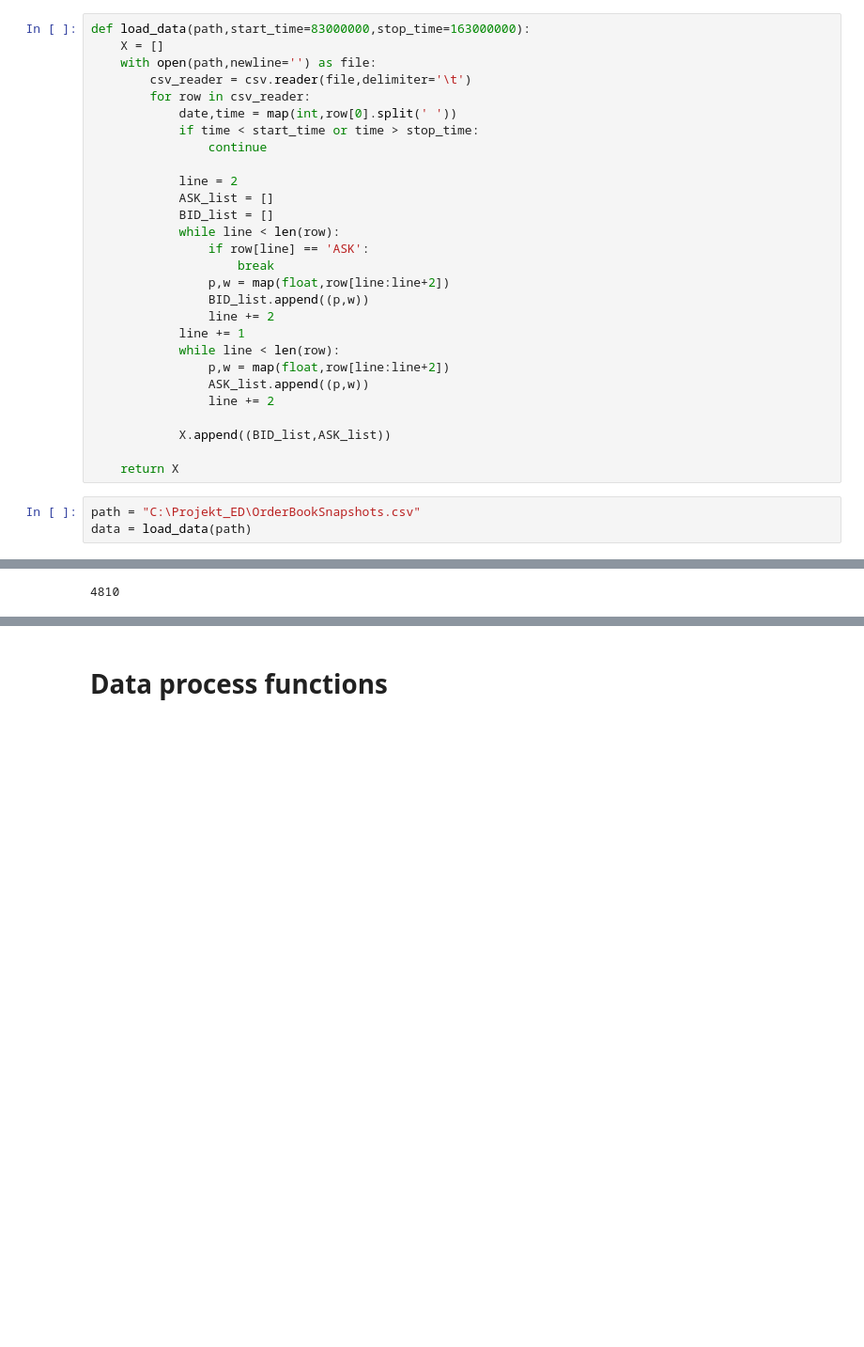
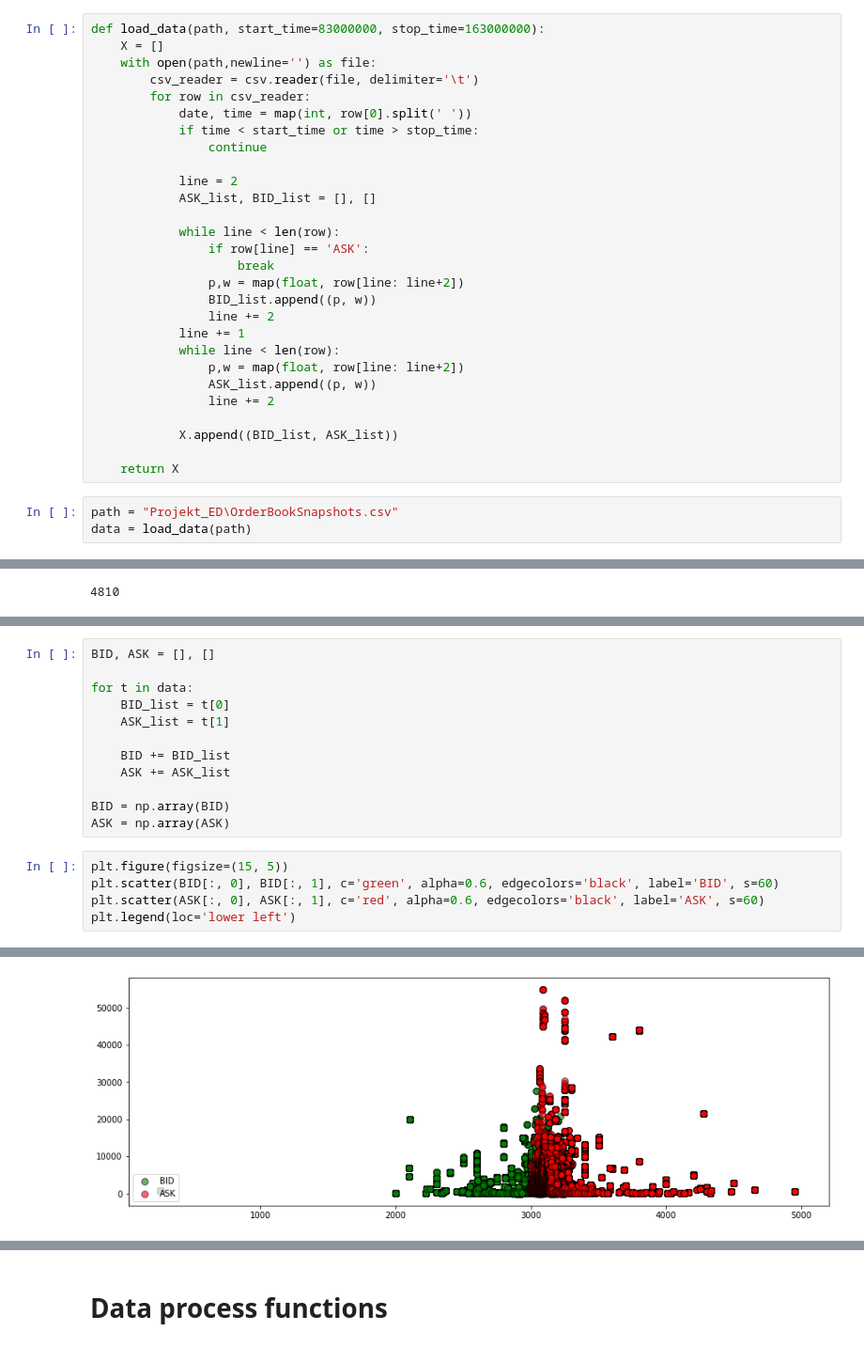
Before and after one commit to TheFebrin/LimitOrderBook, a Jupyter notebook: LOB_project.ipynb, the cells around one changed output, grey strips where cells are left out. Shown at 94% size. Saved outputs shown, nothing was run; the diff lists cells and outputs as text; blank space fills up the shorter version.

Commit message:
Description and data visualization

```diff
--- a/LOB_project.ipynb
+++ b/LOB_project.ipynb
@@ -39,33 +44,33 @@ We consider orders from $8:30$ to $16:30$ to eliminate abnormal trading behaviou
 # %%
-def load_data(path,start_time=83000000,stop_time=163000000):
+def load_data(path, start_time=83000000, stop_time=163000000):
     X = []
     with open(path,newline='') as file:
-        csv_reader = csv.reader(file,delimiter='\t')
+        csv_reader = csv.reader(file, delimiter='\t')
         for row in csv_reader:
-            date,time = map(int,row[0].split(' '))
+            date, time = map(int, row[0].split(' '))
             if time < start_time or time > stop_time:
                 continue
 
             line = 2
-            ASK_list = []
-            BID_list = []
+            ASK_list, BID_list = [], []
+
             while line < len(row):
                 if row[line] == 'ASK':
                     break
-                p,w = map(float,row[line:line+2])
-                BID_list.append((p,w))
+                p,w = map(float, row[line: line+2])
+                BID_list.append((p, w))
                 line += 2
             line += 1
             while line < len(row):
-                p,w = map(float,row[line:line+2])
-                ASK_list.append((p,w))
+                p,w = map(float, row[line: line+2])
+                ASK_list.append((p, w))
                 line += 2
 
-            X.append((BID_list,ASK_list))
+            X.append((BID_list, ASK_list))
 
     return X
 # %%
-path = "C:\Projekt_ED\OrderBookSnapshots.csv"
+path = "Projekt_ED\OrderBookSnapshots.csv"
 data = load_data(path)
 # %%
 len(data)
@@ -73,0 +84,18 @@ len(data)
+# %%
+BID, ASK = [], []
+
+for t in data:
+    BID_list = t[0]
+    ASK_list = t[1]
+
+    BID += BID_list
+    ASK += ASK_list
+
+BID = np.array(BID)
+ASK = np.array(ASK)
+# %%
+plt.figure(figsize=(15, 5))
+plt.scatter(BID[:, 0], BID[:, 1], c='green', alpha=0.6, edgecolors='black', label='BID', s=60)
+plt.scatter(ASK[:, 0], ASK[:, 1], c='red', alpha=0.6, edgecolors='black', label='ASK', s=60)
+plt.legend(loc='lower left')
+# %% [output]
@@ -73,0 +103 @@ len(data)
+[figure, added]
```
Also changed, not shown: parts of 25 cells of this notebook.
